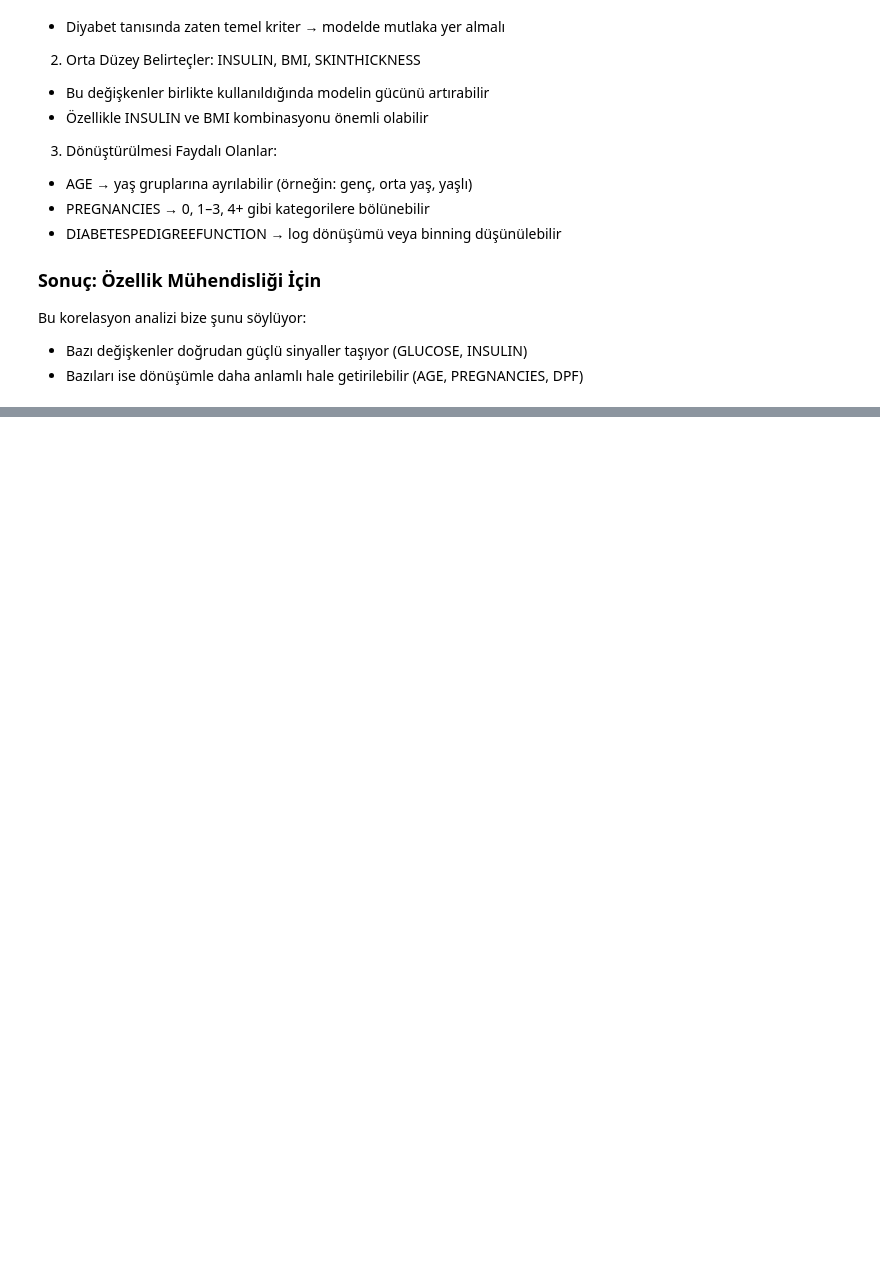
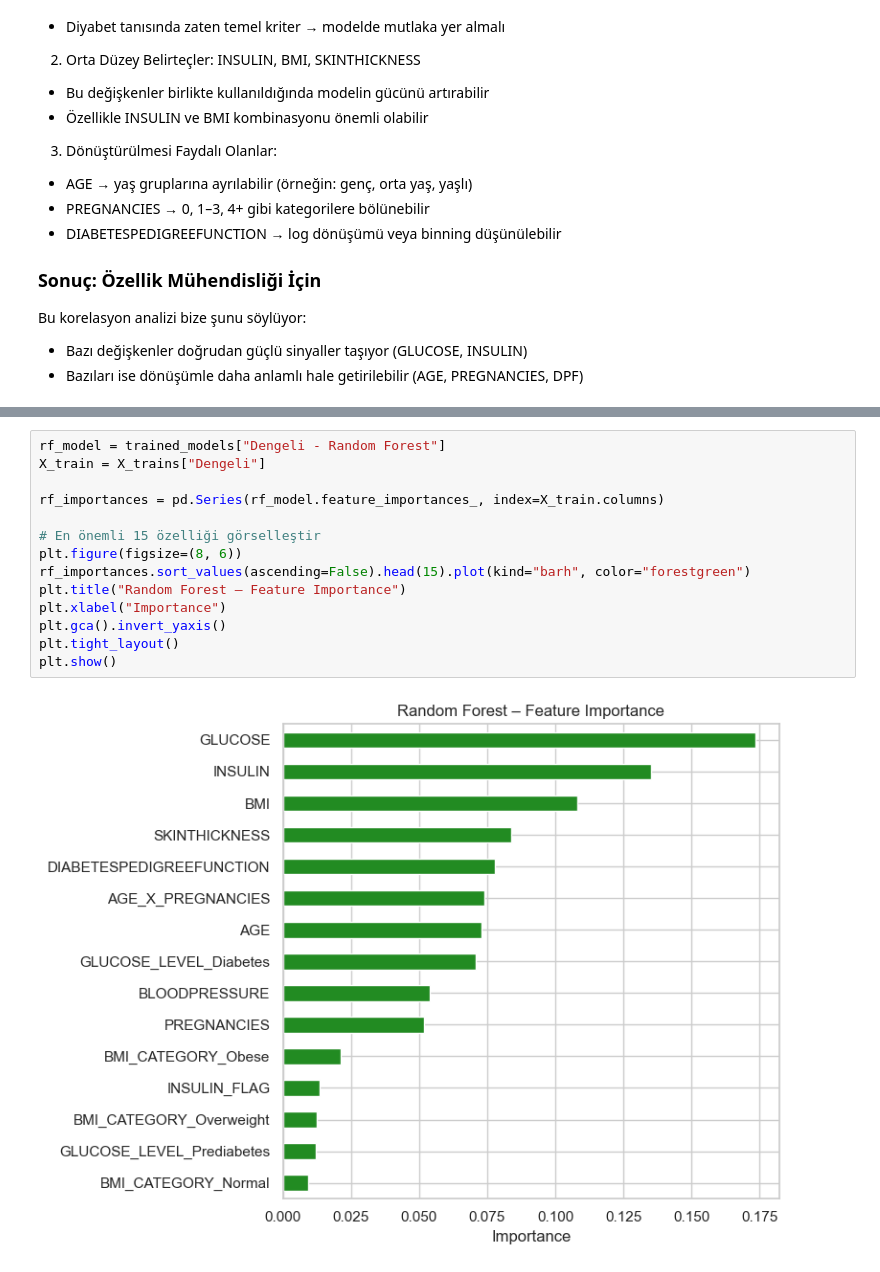
Before and after one commit to omeruncu/Diabetes-Detector, a Jupyter notebook: notebooks/01_eda.ipynb, the cells around one changed output, grey strips where cells are left out. Saved outputs shown, nothing was run; the diff lists cells and outputs as text; blank space fills up the shorter version.

```diff
--- a/notebooks/01_eda.ipynb
+++ b/notebooks/01_eda.ipynb
@@ -495,0 +649,16 @@ Bu korelasyon analizi bize şunu söylüyor:
+# %%
+rf_model = trained_models["Dengeli - Random Forest"]
+X_train = X_trains["Dengeli"]
+
+rf_importances = pd.Series(rf_model.feature_importances_, index=X_train.columns)
+
+# En önemli 15 özelliği görselleştir
+plt.figure(figsize=(8, 6))
+rf_importances.sort_values(ascending=False).head(15).plot(kind="barh", color="forestgreen")
+plt.title("Random Forest – Feature Importance")
+plt.xlabel("Importance")
+plt.gca().invert_yaxis()
+plt.tight_layout()
+plt.show()
+# %% [output]
+[figure, added]
```
Also changed, not shown: parts of 47 cells of this notebook, 5 other files.
